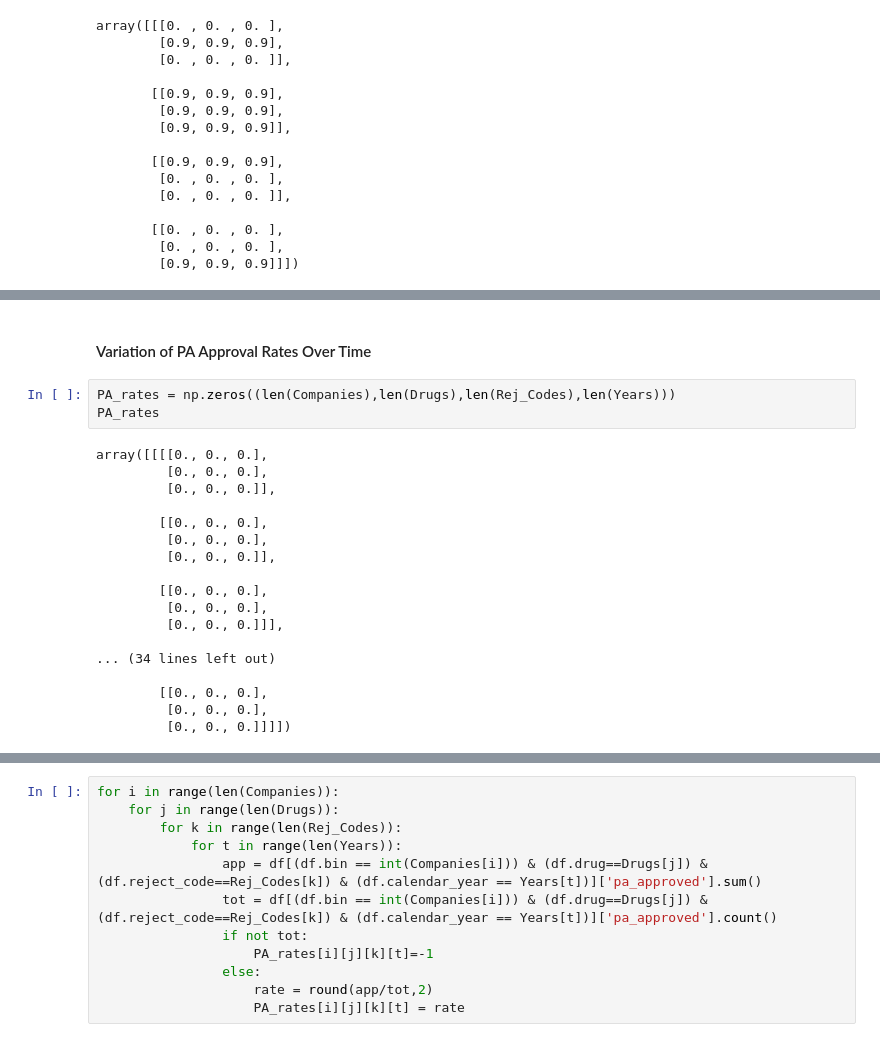
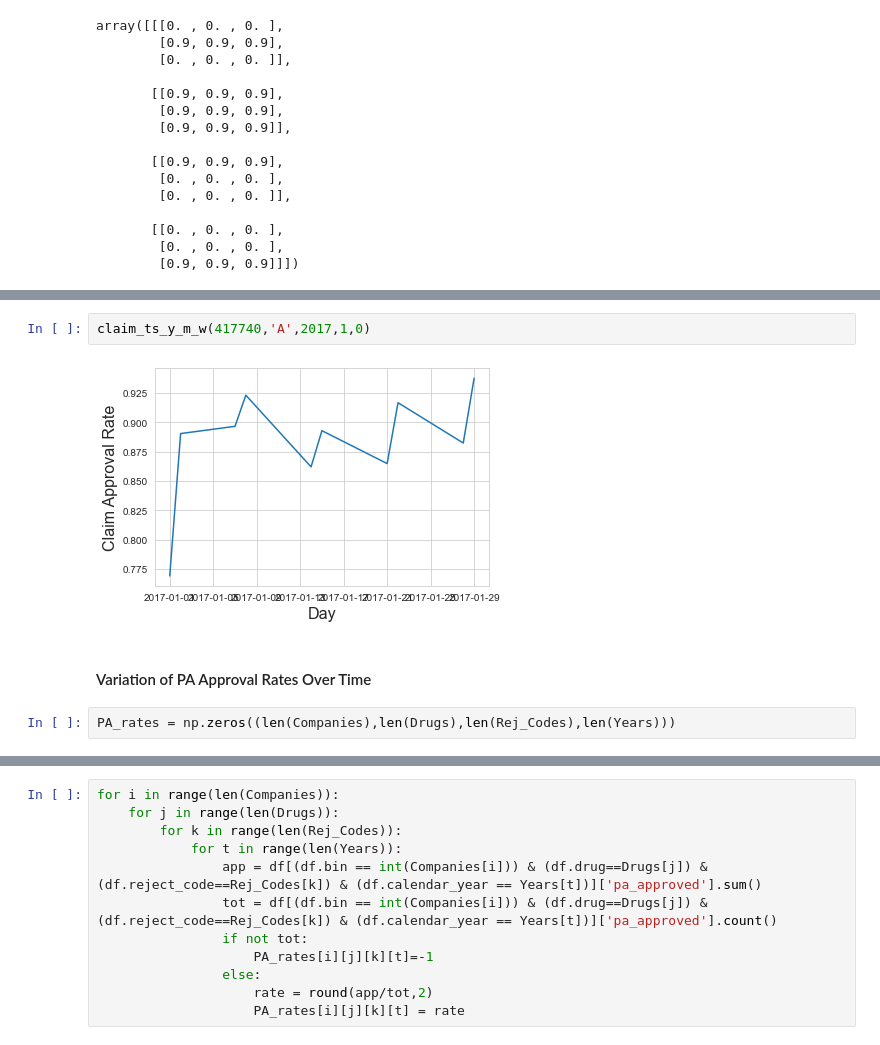
Before and after one commit to xushuo0/CoverMyMeds_Project, a Jupyter notebook: Notebook V2.ipynb, the cells around one changed output, grey strips where cells are left out. Drawn from its saved outputs; the diff is of its cells as text.

```diff
--- a/Notebook V2.ipynb
+++ b/Notebook V2.ipynb
@@ -456,23 +514,8 @@ array([[[0. , 0. , 0. ],
+# %%
+claim_ts_y_m_w(417740,'A',2017,1,0)
+# %% [output]
+[figure, added]
 # %% [markdown]
 #### Variation of PA Approval Rates Over Time
 # %%
 PA_rates = np.zeros((len(Companies),len(Drugs),len(Rej_Codes),len(Years)))
-PA_rates
-# %% [output]
-array([[[[0., 0., 0.],
-         [0., 0., 0.],
-         [0., 0., 0.]],
-
-        [[0., 0., 0.],
-         [0., 0., 0.],
-         [0., 0., 0.]],
-
-        [[0., 0., 0.],
-         [0., 0., 0.],
-         [0., 0., 0.]]],
-
-... (34 lines left out)
-
-        [[0., 0., 0.],
-         [0., 0., 0.],
-         [0., 0., 0.]]]])
```
Also changed, not shown: parts of 59 cells of this notebook.
